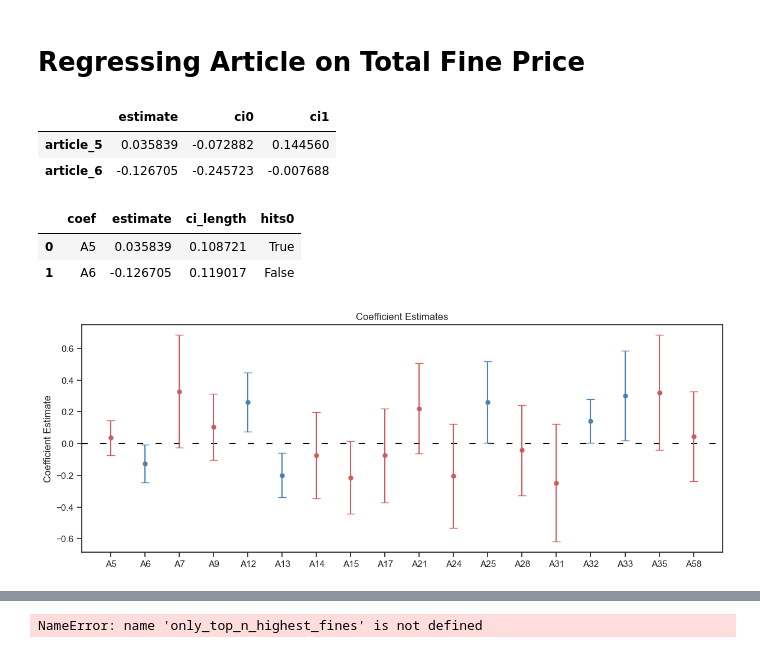
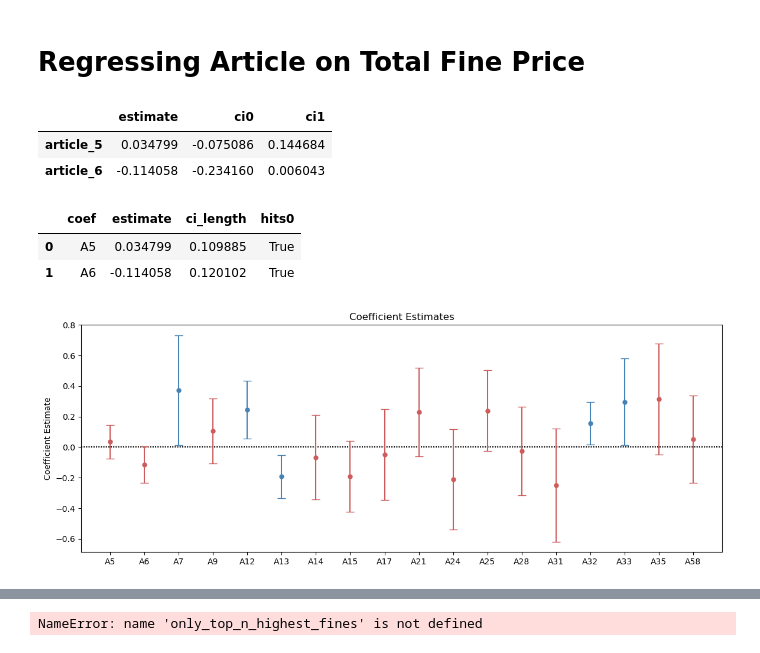
Before and after one commit to dc27/gdpr-fines-analysis, a Jupyter notebook: dev.ipynb, the cells around one changed output, grey strips where cells are left out. Cells and saved outputs as stored; diff of their text form; code cells hidden in the pictures.

```diff
--- a/dev.ipynb
+++ b/dev.ipynb
@@ -22,2 +22,2 @@ How are the fines distributed?
 # %%
-fines_nozero = fines.assign(price = lambda x: x.price+0.1)
+fines_nozero = fines.loc[fines.price > 0, :].copy()
@@ -33,6 +130,6 @@ fig.tight_layout()
 # %%
 fines_long = (
-    fines
+    fines_nozero
     .articleViolated.str.extractall(r'([Aa]rt. \d+(?=.*GDPR))')
     .reset_index()
     .rename(columns={'level_0':'id', 0:'article'})
@@ -50,7 +147,7 @@ fines_long = (
             .astype('Int64')
         )
     )
-    .merge(fines, how='right', left_on='id', right_on='id')
+    .merge(fines_nozero, how='right', left_on='id', right_on='id')
     .assign(date = lambda x: pd.to_datetime(x.date, format='%m/%d/%Y'))
     .loc[:, ['id', 'name', 'price', 'authority', 'date', 'controller','article',
              'article_number', 'n_articles_violated', 'type', 'summary']]
@@ -90,7 +189,6 @@ fig.suptitle('Number of Fines by Article Number', x=ax.get_position().get_points
 # %%
 known_articles = (
     fines_long
-    .query('total_fine_euro > 1')
     .sort_values('article_number')
     .dropna(subset='article_number')
 )
@@ -210,8 +308,8 @@ coefs.columns = ['estimate', 'ci0', 'ci1']
 coefs.head(2)
 # %% [output]
 |  | estimate | ci0 | ci1 |
-| article_5 | 0.035839 | -0.072882 | 0.144560 |
-| article_6 | -0.126705 | -0.245723 | -0.007688 |
+| article_5 | 0.034799 | -0.075086 | 0.144684 |
+| article_6 | -0.114058 | -0.234160 | 0.006043 |
 # %%
 coefTable = (
     coefs
@@ -227,38 +325,38 @@ coefTable = (
 coefTable.head(2)
 # %% [output]
 |  | coef | estimate | ci_length | hits0 |
-| 0 | A5 | 0.035839 | 0.108721 | True |
-| 1 | A6 | -0.126705 | 0.119017 | False |
+| 0 | A5 | 0.034799 | 0.109885 | True |
+| 1 | A6 | -0.114058 | 0.120102 | True |
 # %%
 # ax = sns.pointplot(
 #     x='coef', y='estimate',
 #     data=coefs.reset_index(names='coef').query('coef != "constant"').assign(hits0 = lambda x: (0 > x.ci0) & (0 < x.ci1)),
 #     join=False, markers="D",
 #     hue='hits0')
 
 # ax.errorbar(
 #     coefs.estimate[:-1],
 #     coefs.index[:-1],
 #     xerr=ci_lengths[:-1],
 #     fmt='o',
 #     capsize=5
 # )
 
 colors = {'True': 'indianred', 'False': 'steelblue'}
 
 fig, ax = plt.subplots(figsize=(14, 5))
 
-ax.axhline(y=0, color="black", linestyle=(0, (5, 10)))
+ax.axhline(y=0, color="black", linestyle=(0, (1, 1)))
 ax.set(xlabel=None, ylabel="Coefficient Estimate", title="Coefficient Estimates", xticks=coefTable.index, xticklabels=coefTable.coef)
 
 for hit_type in np.unique(coefTable.hits0):
     color = colors[str(hit_type)]
     df_subset = coefTable.query(f'hits0 == {hit_type}')
     ax.errorbar(
         df_subset.index, df_subset.estimate, yerr=df_subset.ci_length,
         marker='o', color=color, ls='', ms=5, capsize=5, label=hit_type
     )
 
 plt.show()
 # %% [output]
-[figure, old version]
+[figure, new version]
```
Also changed, not shown: parts of 10 cells of this notebook.
